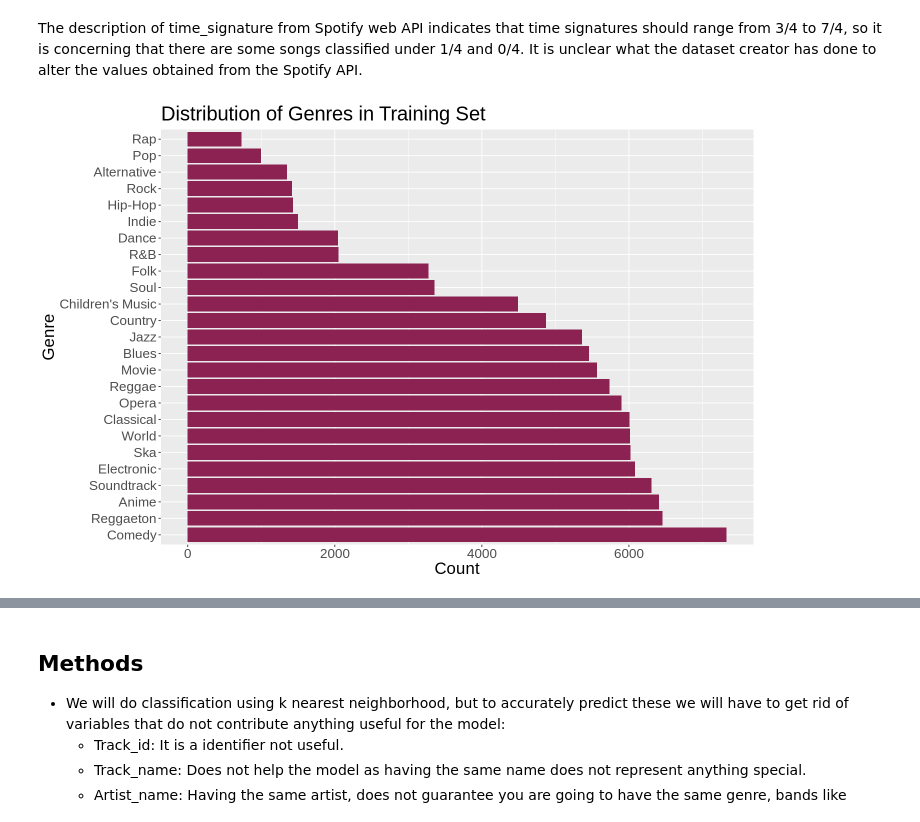
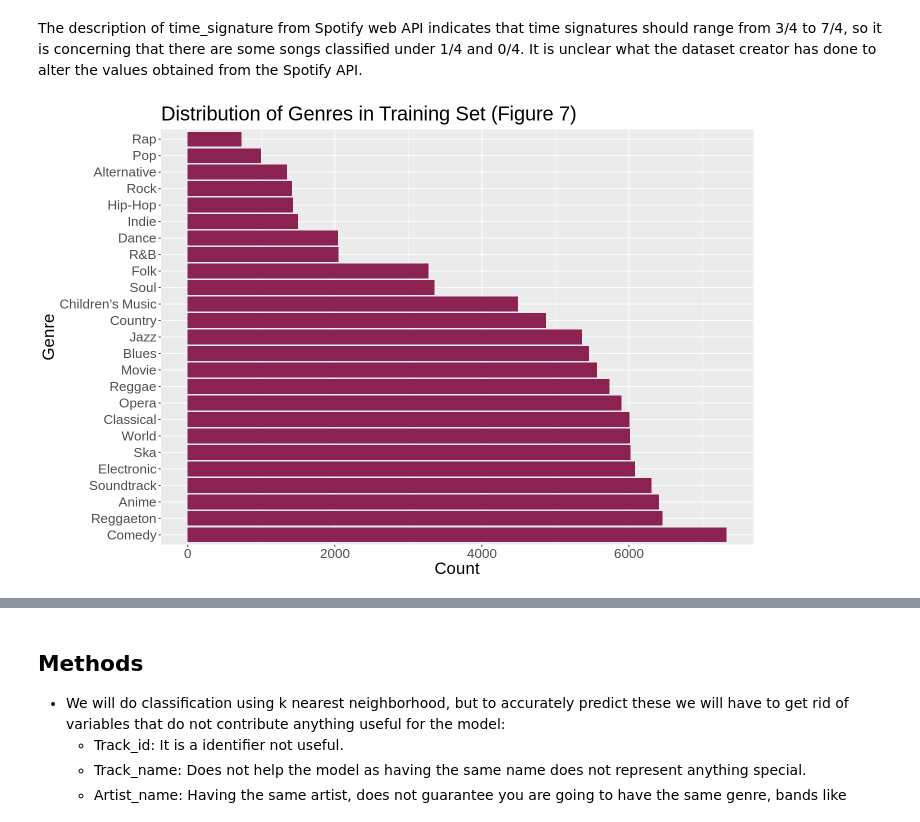
Before and after one commit to aidanmeharg/dsci-100-2022W2-group-5, a Jupyter notebook: group_5_proposal.ipynb, the cells around one changed output, grey strips where cells are left out. Saved outputs shown, nothing was run; the diff lists cells and outputs as text; code cells hidden in the pictures.

```diff
--- a/group_5_proposal.ipynb
+++ b/group_5_proposal.ipynb
@@ -135,5 +119,5 @@ As seen on the last graph there is a problem regarding the genre of Children's M
 # %%
-#Checking how many songs and genrea are in the data set
+#Checking how many songs and genres are in the data set
 Original_number_Of_songs <-nrow(song_data)
 Original_number_Of_Genere <- song_data |>
                             group_by(genre) |>
@@ -144,7 +128,7 @@ print(paste("Number of genres of the original Data set: ", Original_number_Of_Ge
 #We select one of the two genre classify as children songs and mutate them to the other name of Children's Music
 selectingOneTypeOfChildrensSong <- song_data |>
                                 filter(genre=="Children’s Music") |>
-                                mutate(genre="Children's Music")
+                                mutate(genre=factor("Children's Music"))
 
 #We delete that said genre from the original data set
 song_data <- song_data |>
@@ -257,14 +274,14 @@ The description of time_signature from Spotify web API indicates that time signa
 # %%
 genre_dist_plot <- song_train |>
     group_by(genre) |>
     summarize(count = n()) |>
     ggplot(aes(reorder(genre, -count), count))+
         geom_bar(stat = "identity", fill = "violetred4")+
         labs(x = "Genre", y = "Count")+
-        ggtitle("Distribution of Genres in Training Set")+
+        ggtitle("Distribution of Genres in Training Set (Figure 7)")+
         coord_flip()+
         theme(text = element_text(size = 20))
 
 genre_dist_plot
 # %% [output]
-[figure, old version]
+[figure, new version]
```
Also changed, not shown: parts of 15 cells of this notebook.
